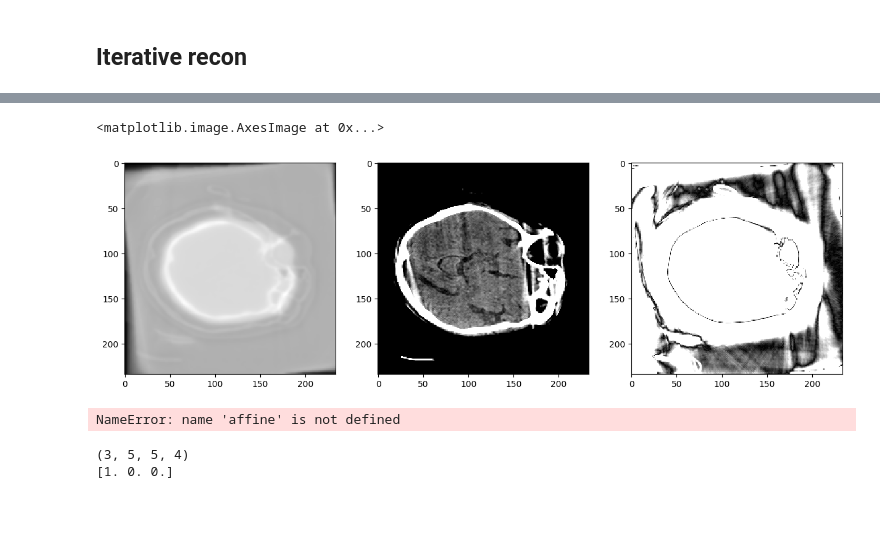
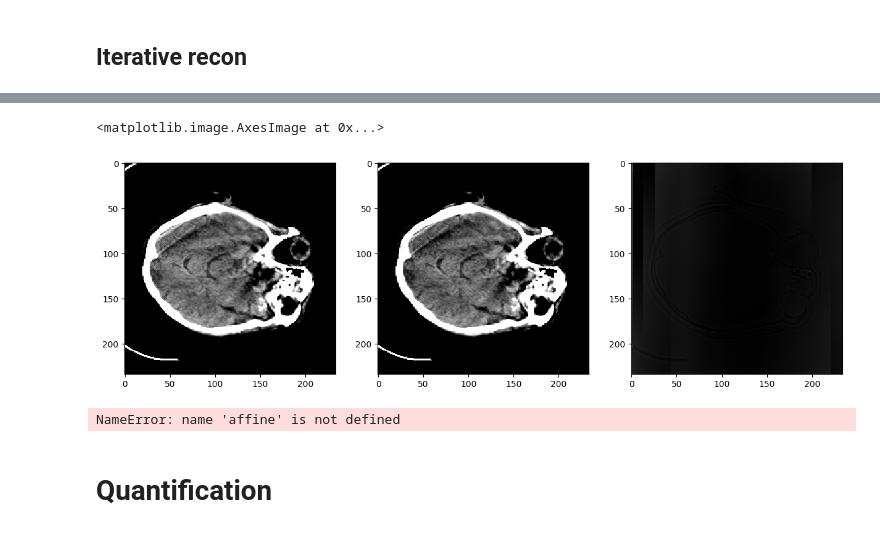
Before and after one commit to zhennongchen/CTProjector, a Jupyter notebook: example/ex_recon_gaussian_motion.ipynb, the cells around one changed output, grey strips where cells are left out. Cells and saved outputs as stored; diff of their text form; code cells hidden in the pictures.

```diff
--- a/example/ex_recon_gaussian_motion.ipynb
+++ b/example/ex_recon_gaussian_motion.ipynb
@@ -37,14 +37,13 @@ print(img.shape, spacing)
 save_folder = '/mnt/mount_zc_NAS/motion_correction/data/test_sinograms/'
 
 # img_ds = ff.crop_or_pad(img,[71,230,230])
-img_ds = np.copy(img)
+new_img = np.zeros([40,234,234])
+img = img[20:40,...]
+new_img[10:30,...] = img
+
+img_ds = np.copy(new_img)
 img_ds = img_ds[np.newaxis, ...]
 print(img_ds.shape)
 truth = img_ds[0,...]/ 0.019 * 1000 - 1024
-
-
-# plt.figure(figsize = (8,4))
-# plt.subplot(121); plt.imshow(ff.set_window(truth[15,...].T,500, 2000), 'gray')
-# plt.subplot(122); plt.imshow(ff.set_window(truth[50, :, :].T,50, 100), 'gray')
 # %% [output]
 (71, 234, 234) [2.5266578 1.        1.       ]
@@ -162,7 +182,8 @@ nb.save(nb.Nifti1Image(np.rollaxis(PAR,0,3),affine), os.path.join('/mnt/mount_zc
 # %%
 def back_to_HU(recon):
     return recon / 0.019 * 1000 - 1024
-img_ds2 = np.copy(img_ds[:, 30:35,:,:])
+# img_ds2 = np.copy(img_ds[:, 20:40,:,:])
+img_ds2 = np.copy(img_ds)
 # %%
 projector_ir = projector
 
@@ -272,36 +317,16 @@ for i in range(0,niter):
 # %%
 recon_ir = curecon.get()[:,0,:,:]
 recon_ir = recon_ir / 0.019 * 1000 - 1024
 plt.figure(figsize = (15,5))
-plt.subplot(131); plt.imshow(recon_ir[1,...], 'gray')
-plt.subplot(132); plt.imshow(back_to_HU(PAR_corrected[1, 0]), 'gray', vmin=0, vmax=100)
-plt.subplot(133); plt.imshow(np.abs(back_to_HU(PAR_corrected[1, 0]) - recon_ir[1,...]), 'gray', vmin=0, vmax=100)
+plt.subplot(131); plt.imshow(recon_ir[10,...], 'gray',vmin=0, vmax= 100)
+plt.subplot(132); plt.imshow(back_to_HU(PAR_corrected[10, 0]), 'gray', vmin=0, vmax=100)
+plt.subplot(133); plt.imshow(np.abs(back_to_HU(PAR_corrected[10, 0]) - recon_ir[10,...]), 'gray', vmin=0, vmax=100)
 # %% [output]
 <matplotlib.image.AxesImage at 0x...>
-[figure, old version]
+[figure, new version]
 # %%
 nb.save(nb.Nifti1Image(np.rollaxis(recon_ir,0,3),affine), '/mnt/mount_zc_NAS/motion_correction/data/test_sinograms/IR_corrected.nii.gz')
 # %% [output]
 NameError: name 'affine' is not defined
-# %%
-import numpy as np
-
-# Define the transformation matrix T
-T = np.array([[1, 0, 0, 1], [0, 1, 0, 0], [0, 0, 1, 0], [0, 0, 0, 1]])
-
-# Create a 3D grid of points representing each voxel in the image
-grid = np.indices((5, 5, 4))
-grid = np.vstack((grid, np.ones((1, grid.shape[1], grid.shape[2], grid.shape[3]))))
-
-# Apply the transformation matrix to the grid of points
-transformed_grid = T @ grid.reshape(4, -1)
-
-# Calculate the motion vectors by subtracting the original grid from the transformed grid
-motion_vectors = transformed_grid[:3, :].reshape(3, 5, 5, 4) - grid[:3, :]
-
-print(motion_vectors.shape)
-
-print(motion_vectors[:,0,3,1])
-# %% [output]
-(3, 5, 5, 4)
-[1. 0. 0.]
+# %% [markdown]
+# Quantification
```
Also changed, not shown: parts of 11 cells of this notebook, 2 other files.
